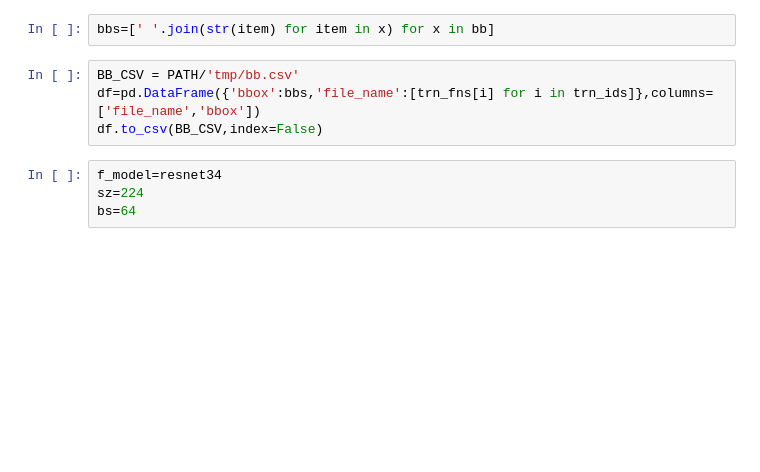
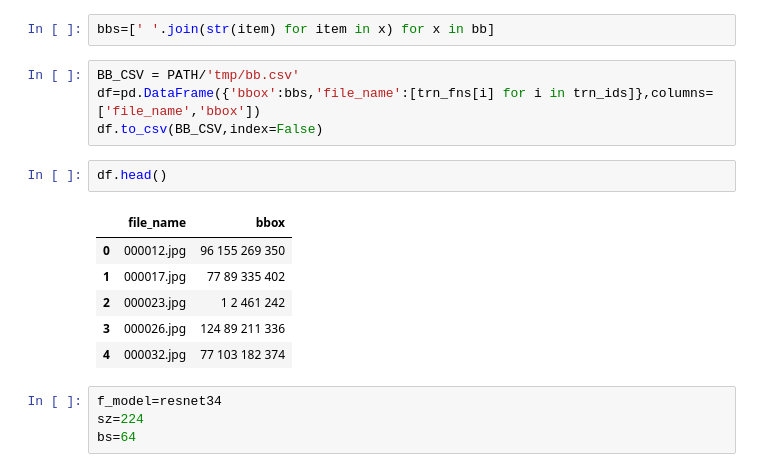
Before and after one commit to taguka/fastai, a Jupyter notebook: pascal.ipynb, the cells around one changed output. Cells and saved outputs as stored; diff of their text form; blank space fills up the shorter version.

```diff
--- a/pascal.ipynb
+++ b/pascal.ipynb
@@ -284,6 +309,15 @@ bbs=[' '.join(str(item) for item in x) for x in bb]
 BB_CSV = PATH/'tmp/bb.csv'
 df=pd.DataFrame({'bbox':bbs,'file_name':[trn_fns[i] for i in trn_ids]},columns=['file_name','bbox'])
 df.to_csv(BB_CSV,index=False)
+# %%
+df.head()
+# %% [output]
+|  | file_name | bbox |
+| 0 | 000012.jpg | 96 155 269 350 |
+| 1 | 000017.jpg | 77 89 335 402 |
+| 2 | 000023.jpg | 1 2 461 242 |
+| 3 | 000026.jpg | 124 89 211 336 |
+| 4 | 000032.jpg | 77 103 182 374 |
 # %%
 f_model=resnet34
 sz=224
```
Also changed, not shown: parts of 17 cells of this notebook.
